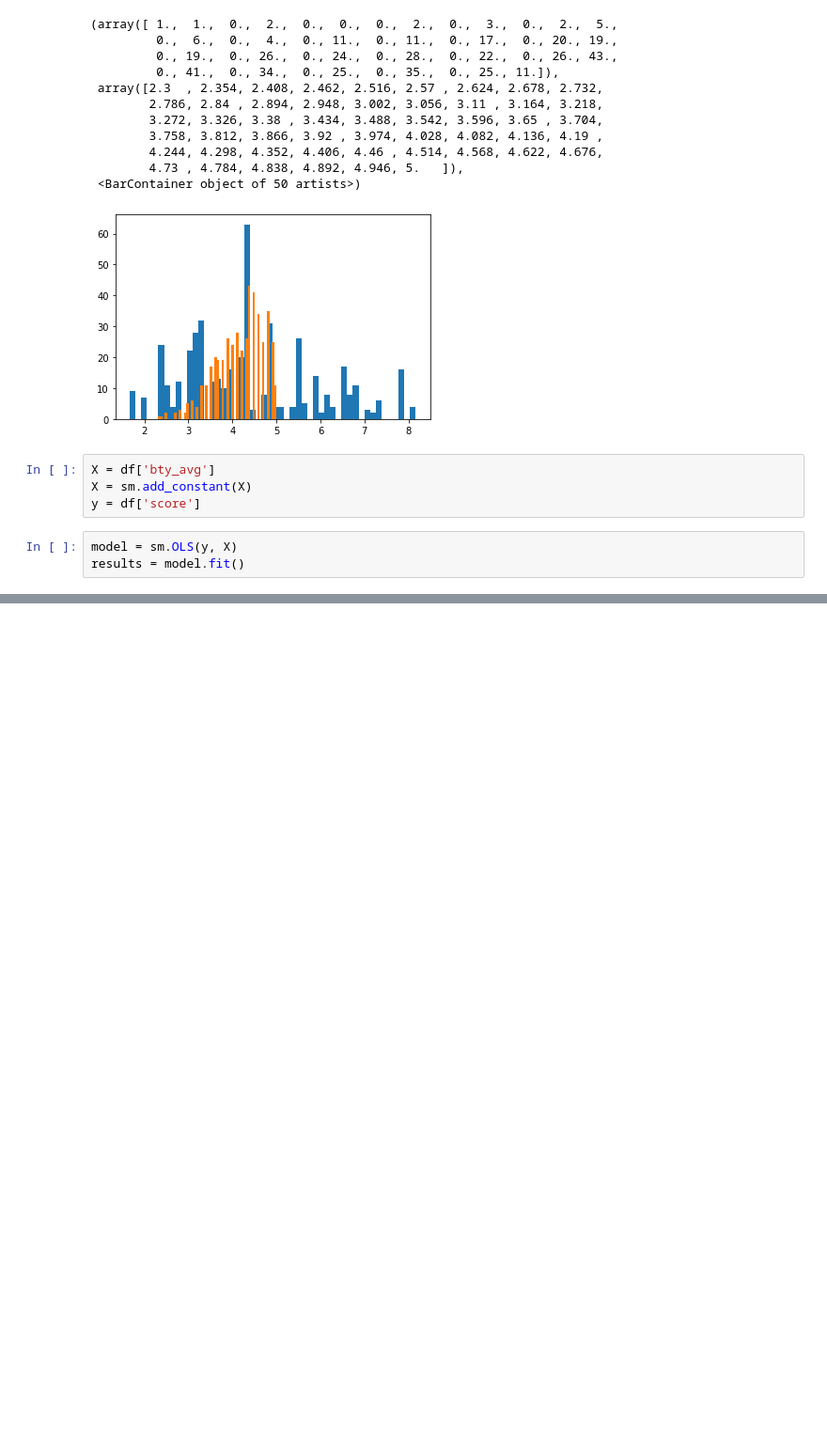
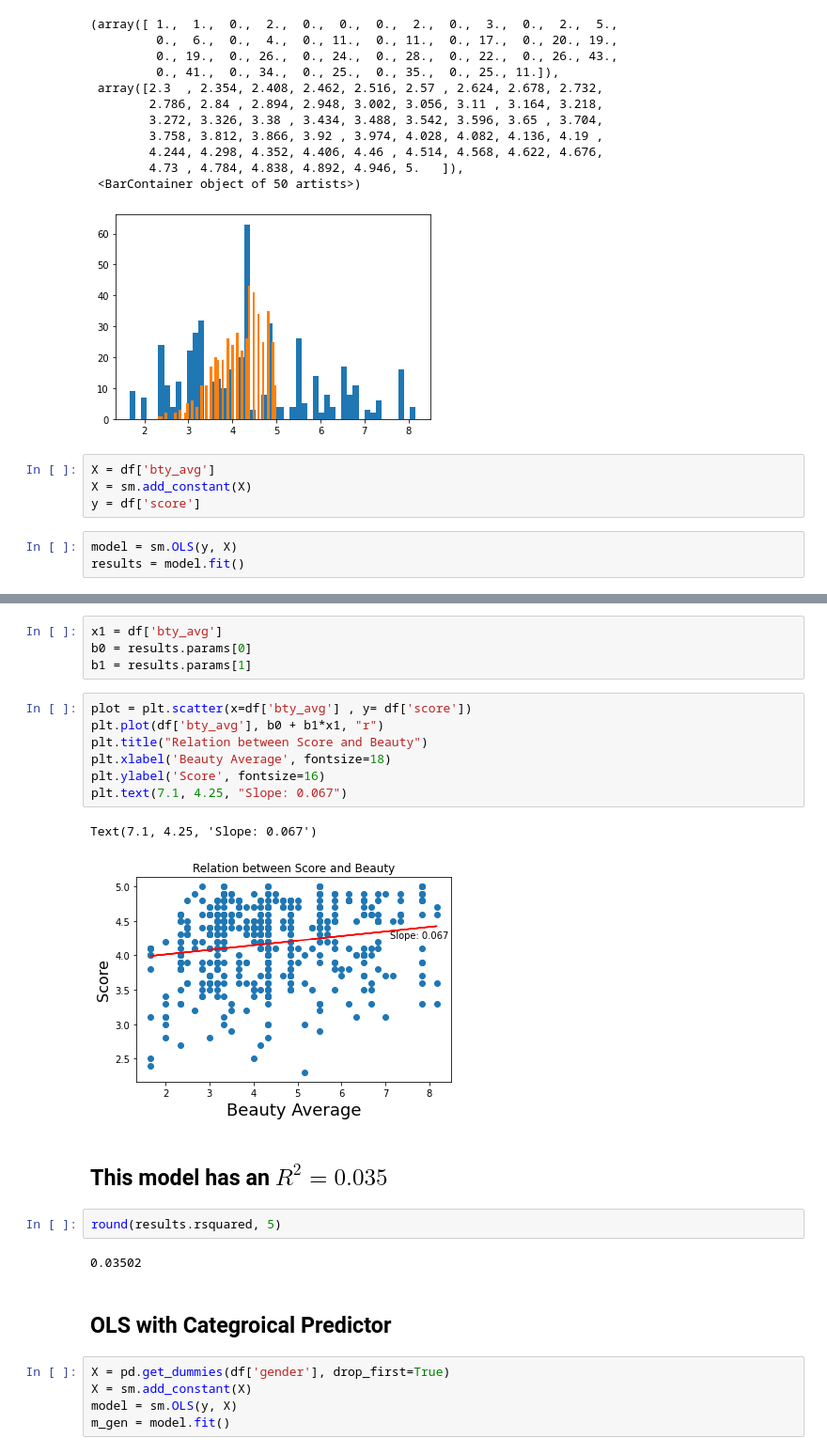
Before and after one commit to despresj/pythonChallenges, a Jupyter notebook: pandas/modeling.ipynb, the cells around one changed output, grey strips where cells are left out. Shown at 94% size. Drawn from its saved outputs; the diff is of its cells as text; blank space fills up the shorter version.

Commit message:
finished modeling activity

```diff
--- a/pandas/modeling.ipynb
+++ b/pandas/modeling.ipynb
@@ -63,3 +63,30 @@ Notes:
 const      3.880333
 bty_avg    0.066637
 dtype: float64
+# %%
+x1 = df['bty_avg']
+b0 = results.params[0]
+b1 = results.params[1]
+# %%
+plot = plt.scatter(x=df['bty_avg'] , y= df['score'])
+plt.plot(df['bty_avg'], b0 + b1*x1, "r")
+plt.title("Relation between Score and Beauty")
+plt.xlabel('Beauty Average', fontsize=18)
+plt.ylabel('Score', fontsize=16)
+plt.text(7.1, 4.25, "Slope: 0.067")
+# %% [output]
+Text(7.1, 4.25, 'Slope: 0.067')
+[figure, added]
+# %% [markdown]
+## This model has an $R^2 = 0.035$
+# %%
+round(results.rsquared, 5)
+# %% [output]
+0.03502
+# %% [markdown]
+## OLS with Categroical Predictor
+# %%
+X = pd.get_dummies(df['gender'], drop_first=True)
+X = sm.add_constant(X)
+model = sm.OLS(y, X)
+m_gen = model.fit()
```
Also changed, not shown: parts of 11 cells of this notebook.
